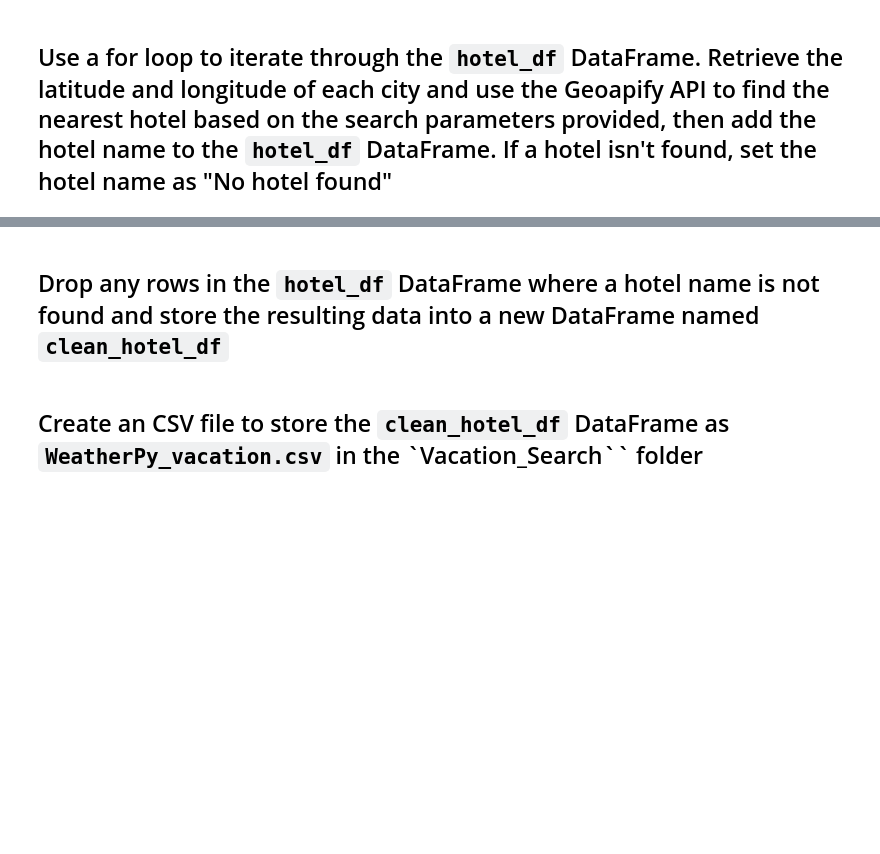
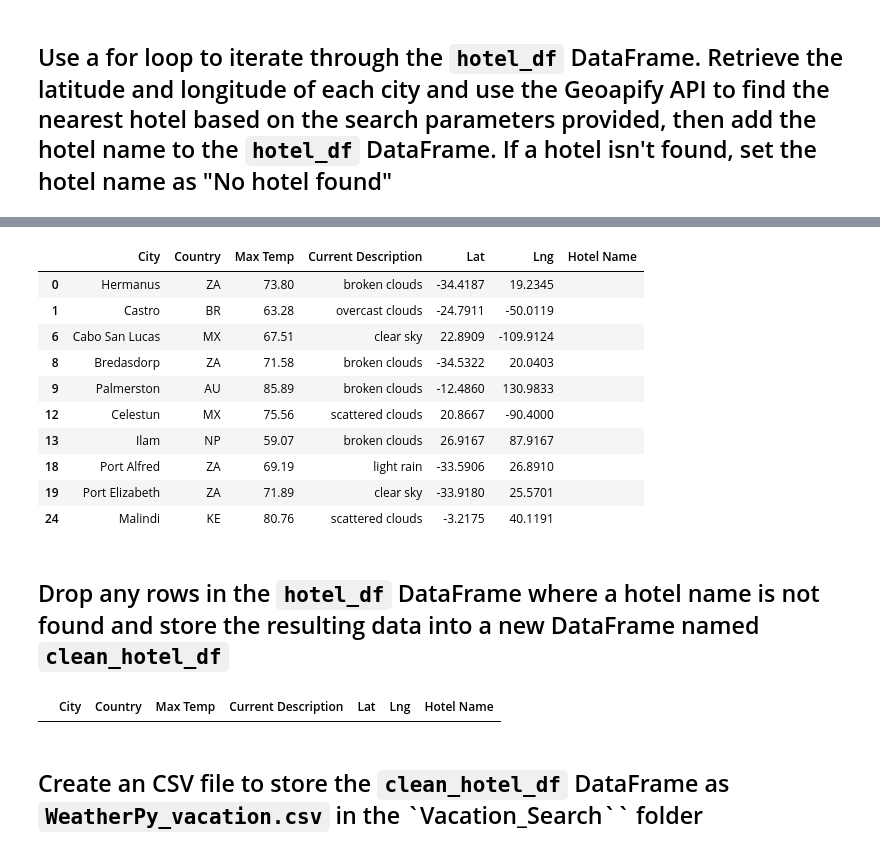
Before and after one commit to seemab71/World_Weather_Analysis, a Jupyter notebook: Vacation_Search/Vacation_Search.ipynb, the cells around one changed output, grey strips where cells are left out. Saved outputs shown, nothing was run; the diff lists cells and outputs as text; code cells hidden in the pictures; blank space fills up the shorter version.

```diff
--- a/Vacation_Search/Vacation_Search.ipynb
+++ b/Vacation_Search/Vacation_Search.ipynb
@@ -62,7 +60,7 @@ ModuleNotFoundError: No module named 'gmaps'
 ## From the `Weather_Database` folder you created in the "Deliverable 1," import the `WeatherPy_Database.csv` file as a Pandas DataFrame named `city_data_df`
 # %%
 # Set the file path to import the WeatherPy_database.csv file
-file_path = os.path.join("..", "Weather_database", "WeatherPy_Database.csv")
+file_path = os.path.join("..", "WeatherPy_database.csv")
 
 # Import the WeatherPy_database.csv file.
 city_data_df = pd.read_csv(file_path)
@@ -123,6 +163,12 @@ params = {
 # %% [markdown]
 ## Use a for loop to iterate through the `hotel_df` DataFrame. Retrieve the latitude and longitude of each city and use the Geoapify API to find the nearest hotel based on the search parameters provided, then add the hotel name to the `hotel_df` DataFrame. If a hotel isn't found, set the hotel name as "No hotel found"
 # %%
+# Set parameters to search for a hotel
+params = {
+    "radius": 5000,
+    "type": "lodging",
+    "key": g_key
+}
 # Iterate through the hotel_df DataFrame
 for index, row in hotel_df.iterrows():
     # Get latitude and longitude from DataFrame.
@@ -130,7 +176,7 @@ for index, row in hotel_df.iterrows():
     longitude = row["Lng"]
 
     # Add the current city's latitude and longitude to the params dictionary
-    params["location"] = f"{lat},{lng}"
+    params["location"] = f"{latitude},{longitude}"
 
     # Set up the base URL for the Geoapify Places API.
     base_url = "https://maps.googleapis.com/maps/api/place/nearbysearch/json"
@@ -147,6 +211,18 @@ for index, row in hotel_df.iterrows():
 # %%
 # Display sample data
-hotel_df.head()
+hotel_df.head(10)
+# %% [output]
+|  | City | Country | Max Temp | Current Description | Lat | Lng | Hotel Name |
+| 0 | Hermanus | ZA | 73.80 | broken clouds | -34.4187 | 19.2345 |  |
+| 1 | Castro | BR | 63.28 | overcast clouds | -24.7911 | -50.0119 |  |
+| 6 | Cabo San Lucas | MX | 67.51 | clear sky | 22.8909 | -109.9124 |  |
+| 8 | Bredasdorp | ZA | 71.58 | broken clouds | -34.5322 | 20.0403 |  |
+| 9 | Palmerston | AU | 85.89 | broken clouds | -12.4860 | 130.9833 |  |
+| 12 | Celestun | MX | 75.56 | scattered clouds | 20.8667 | -90.4000 |  |
+| 13 | Ilam | NP | 59.07 | broken clouds | 26.9167 | 87.9167 |  |
+| 18 | Port Alfred | ZA | 69.19 | light rain | -33.5906 | 26.8910 |  |
+| 19 | Port Elizabeth | ZA | 71.89 | clear sky | -33.9180 | 25.5701 |  |
+| 24 | Malindi | KE | 80.76 | scattered clouds | -3.2175 | 40.1191 |  |
 # %% [markdown]
 ## Drop any rows in the `hotel_df` DataFrame where a hotel name is not found and store the resulting data into a new DataFrame named `clean_hotel_df`
 # %%
@@ -155,6 +231,8 @@ clean_hotel_df = hotel_df[hotel_df["Hotel Name"] != ""]
 
 # Display sample data
 clean_hotel_df.head()
+# %% [output]
+|  | City | Country | Max Temp | Current Description | Lat | Lng | Hotel Name |
 # %%
 # In case of an empty DataFrame, load the sample data provided
 # clean_hotel_df = pd.read_csv("WeatherPy_vacation-backup.csv")
```
Also changed, not shown: parts of 12 cells of this notebook.
